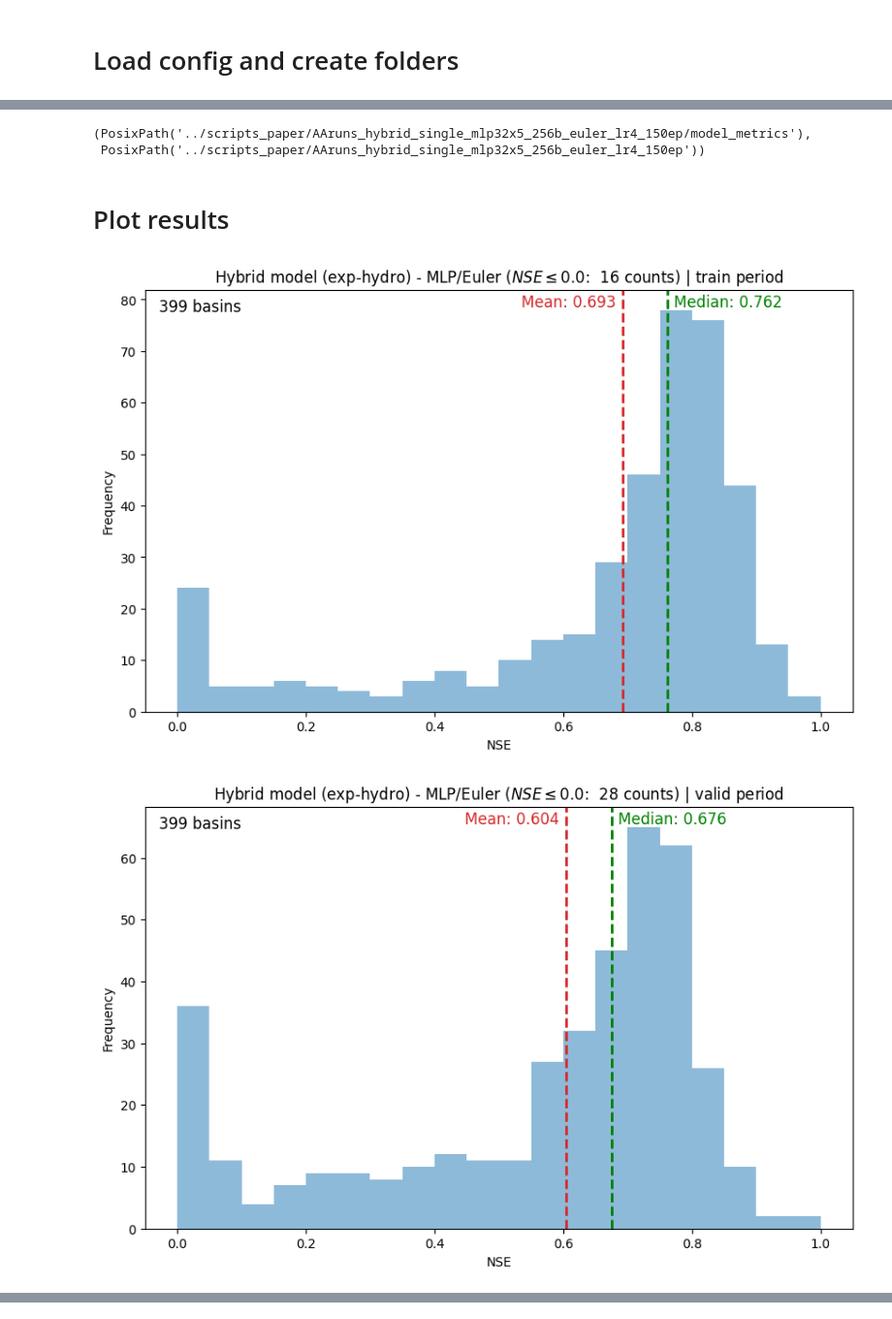
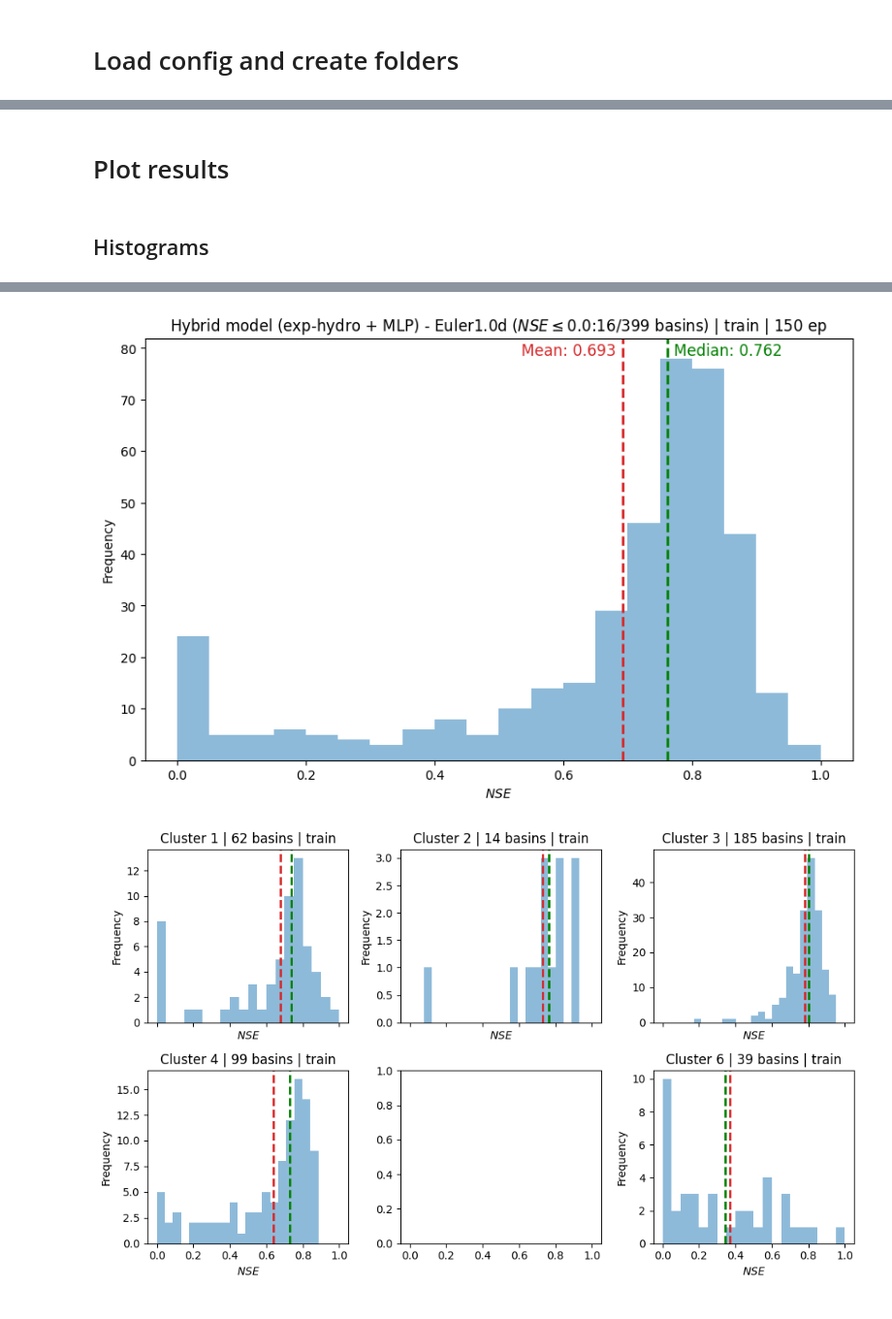
Before and after one commit to jpcurbelo/torchHydroNodes, a Jupyter notebook: src/scripts/process_model_results.ipynb, the cells around one changed output, grey strips where cells are left out. Shown: that part at 97% size. Cells and saved outputs as stored; diff of their text form; code cells hidden in the pictures.

Commit message:
Updated plot for hist and maps

```diff
--- a/src/scripts/process_model_results.ipynb
+++ b/src/scripts/process_model_results.ipynb
@@ -5,33 +5,42 @@
 %load_ext autoreload
 %autoreload 2
 
-import os
+import sys
 from pathlib import Path
 import pandas as pd
-import numpy as np
-import matplotlib.pyplot as plt
+import yaml
 
-from utils import *
+# Get the current working directory (works for Jupyter or interactive environments)
+project_dir = str(Path.cwd().parent.parent)  # Adjust parent levels as needed
+sys.path.append(project_dir)
 
-#######################################
+from src.utils.plots import (
+    load_config_file,
+    get_cluster_files,
+    load_results_path,
+    plot_histograms_period,
+    plot_metric_map_period,
+)
+
+PLOT_CLUSTERS = True
+cluster_files = get_cluster_files() if PLOT_CLUSTERS else None
+
+##############################################################################
 # config_file = 'config_process_concept.yml'
 config_file = 'config_process_hybrid_mlp35x5.yml'
 # config_file = 'config_julia_hybrid_mlp32x5bosh3.yml'
-
-PLOT_CLUSTERS = False
-
-# Assuming results_path, periods, metrics, threshold_dict, and plots_folder are defined
-cluster_files = sorted(list(Path(f'../../examples/cluster_files/569_basins_6clusters').glob('*.txt')))
+##############################################################################
 # %% [output]
 The autoreload extension is already loaded. To reload it, use:
   %reload_ext autoreload
 # %% [markdown]
 # Load config and create folders
 # %%
-cfg = load_config(Path(config_file))
+cfg = load_config_file(Path(config_file))
 
 results_folder = Path(cfg['results_folder'])
 periods = cfg['periods']
+epochs = cfg['epochs']
 metrics = cfg['metrics']
 threshold_dict = cfg['threshold_dict']
 metrics_path, results_path = load_results_path(results_folder, periods)
@@ -40,5 +50,0 @@ graph_title = cfg['graph_title']
-# %%
-metrics_path, results_path
-# %% [output]
-(PosixPath('../scripts_paper/AAruns_hybrid_single_mlp32x5_256b_euler_lr4_150ep/model_metrics'),
- PosixPath('../scripts_paper/AAruns_hybrid_single_mlp32x5_256b_euler_lr4_150ep'))
@@ -54,29 +51,9 @@ metrics_path, results_path
 # %% [markdown]
 # Plot results
-# %%
-# Assuming results_path, periods, metrics, threshold_dict, and plots_folder are defined
-for period in periods:
-
-    metric_file_path = metrics_path / f'metrics_{period}.csv'
-
-    # Check if the file exists and is not empty
-    if metric_file_path.exists() and metric_file_path.stat().st_size <= 1:
-        metric_file_path.unlink()  # Deletes the file
-
-    # Check if the file exists and is not empty
-    if not metric_file_path.exists():
-        df_period = metrics_from_julia_results(metrics, period, results_path, metrics_path)
-    else:
-        df_period = pd.read_csv(metrics_path / f'metrics_{period}.csv')
-
-    for metric in metrics:
-
-        if PLOT_CLUSTERS:
-            # Plot the cluster metrics
-            plot_metric_histogram_with_clusters(df_period, metric, threshold_dict, graph_title, period, plots_folder, cluster_files)
-        else:
-            # Plot the histogram
-            plot_metric_histogram(df_period, metric, threshold_dict, graph_title, period, plots_folder)
-# %% [output]
-[figure, removed]
-[figure, removed]
+# %% [markdown]
+## Histograms
+# %%
+# Assuming results_path, periods, metrics, threshold_dict, and plots_folder are defined
+plot_histograms_period(metrics_path, periods, metrics, threshold_dict,
+                          graph_title, epochs, plots_folder, cluster_files)
+# %% [output]
@@ -82,0 +61,2 @@ for period in periods:
+[figure, added]
+[figure, added]
```
Also changed, not shown: parts of 7 cells of this notebook, 13 other files.
